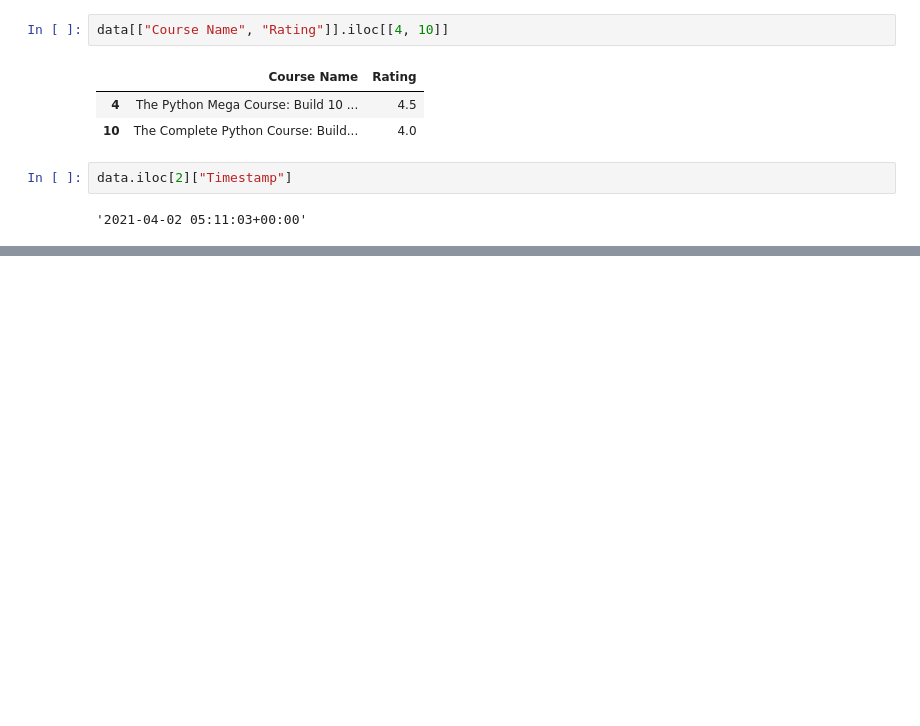
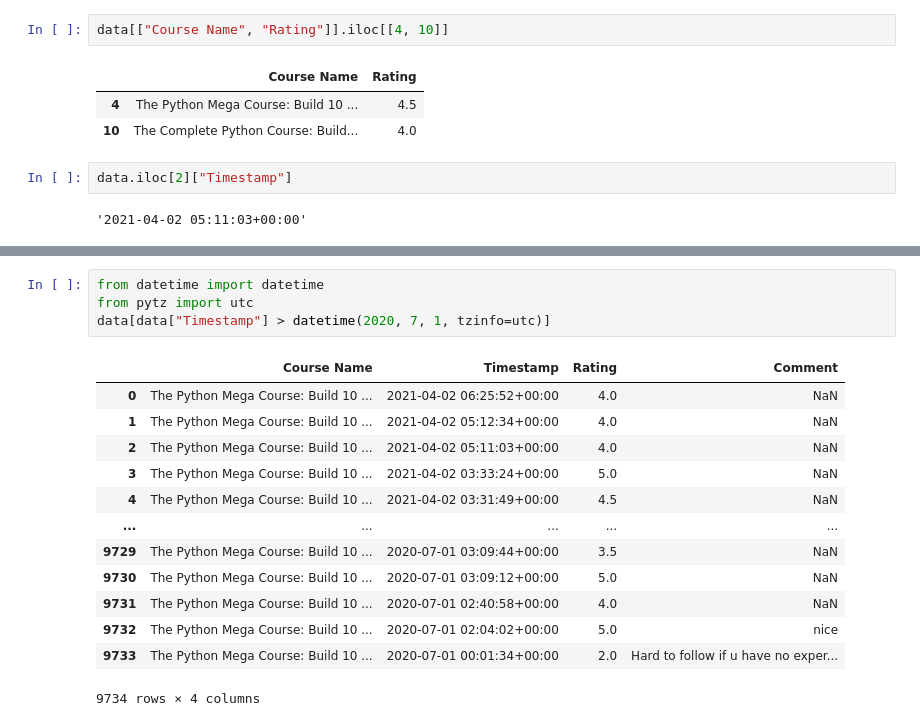
Before and after one commit to sureshyhap/The-Python-Mega-Course-Build-10-Real-World-Applications, a Jupyter notebook: Section 19/reviews.ipynb, the cells around one changed output, grey strips where cells are left out. Cells and saved outputs as stored; diff of their text form; blank space fills up the shorter version.

```diff
--- a/Section 19/reviews.ipynb
+++ b/Section 19/reviews.ipynb
@@ -129,0 +146,18 @@ data.iloc[2]["Timestamp"]
+# %%
+from datetime import datetime
+from pytz import utc
+data[data["Timestamp"] > datetime(2020, 7, 1, tzinfo=utc)]
+# %% [output]
+|  | Course Name | Timestamp | Rating | Comment |
+| 0 | The Python Mega Course: Build 10 ... | 2021-04-02 06:25:52+00:00 | 4.0 | NaN |
+| 1 | The Python Mega Course: Build 10 ... | 2021-04-02 05:12:34+00:00 | 4.0 | NaN |
+| 2 | The Python Mega Course: Build 10 ... | 2021-04-02 05:11:03+00:00 | 4.0 | NaN |
+| 3 | The Python Mega Course: Build 10 ... | 2021-04-02 03:33:24+00:00 | 5.0 | NaN |
+| 4 | The Python Mega Course: Build 10 ... | 2021-04-02 03:31:49+00:00 | 4.5 | NaN |
+| ... | ... | ... | ... | ... |
+| 9729 | The Python Mega Course: Build 10 ... | 2020-07-01 03:09:44+00:00 | 3.5 | NaN |
+| 9730 | The Python Mega Course: Build 10 ... | 2020-07-01 03:09:12+00:00 | 5.0 | NaN |
+| 9731 | The Python Mega Course: Build 10 ... | 2020-07-01 02:40:58+00:00 | 4.0 | NaN |
+| 9732 | The Python Mega Course: Build 10 ... | 2020-07-01 02:04:02+00:00 | 5.0 | nice |
+| 9733 | The Python Mega Course: Build 10 ... | 2020-07-01 00:01:34+00:00 | 2.0 | Hard to follow if u have no exper... |
+9734 rows × 4 columns
```
Also changed, not shown: parts of 2 cells of this notebook.
